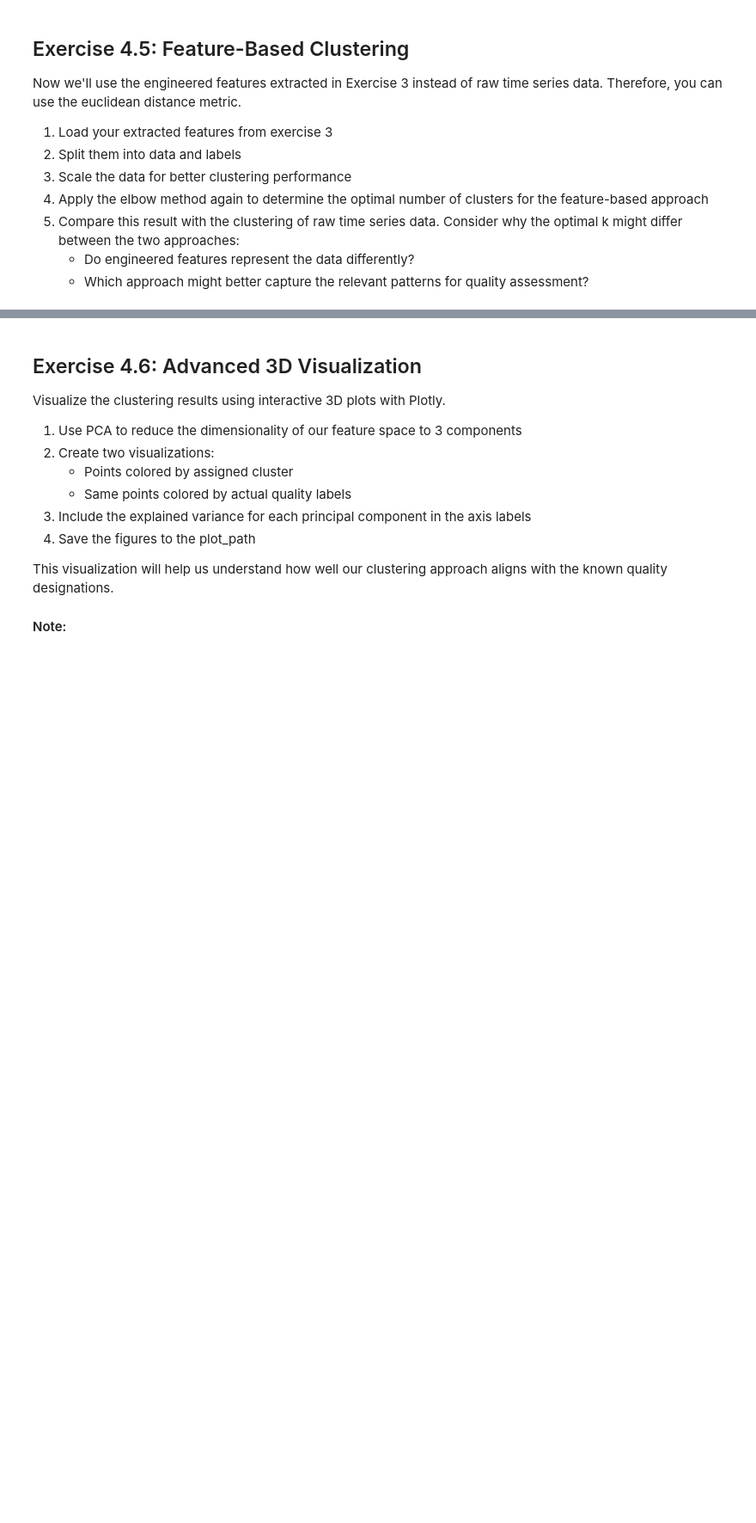
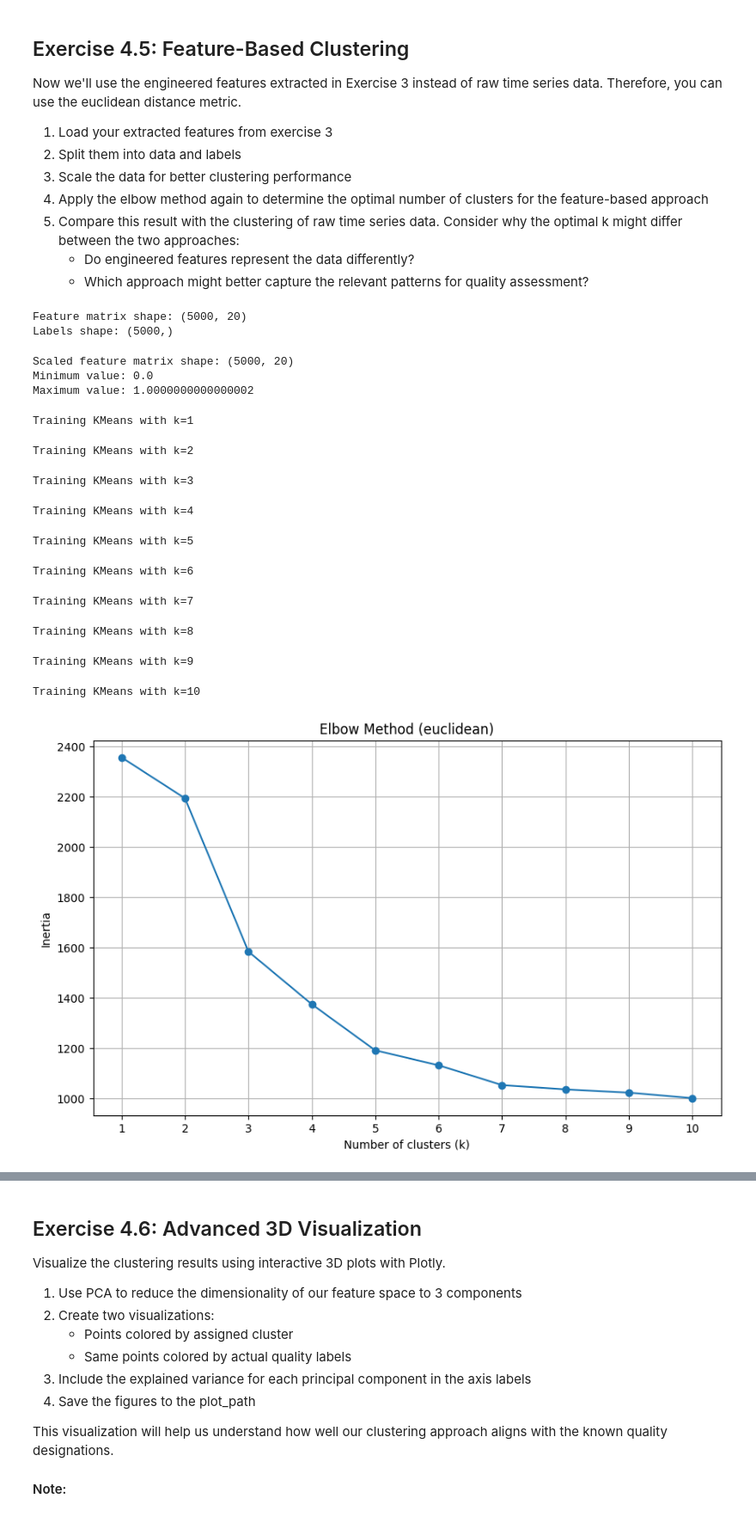
Before and after one commit to mustafahuseynov/applied-machine-learning-project, a Jupyter notebook: ex_04_clustering.ipynb, the cells around one changed output, grey strips where cells are left out. Shown at 86% size. Drawn from its saved outputs; the diff is of its cells as text; code cells hidden in the pictures; blank space fills up the shorter version.

```diff
--- a/ex_04_clustering.ipynb
+++ b/ex_04_clustering.ipynb
@@ -73,7 +73,7 @@ def elbow_method(X, max_clusters=10, distance_metric="euclidean"):
     plt.xticks(range(1, max_clusters + 1))
     plt.grid(True)
     plt.savefig(
-        plot_path / f"elbow_{distance_metric}.png",
+        plot_path / f"elbow_{distance_metric}_{'features' if X.ndim == 2 else 'raw'}.png",
         dpi=300,
         bbox_inches="tight"
     )
@@ -81,7 +81,7 @@ def elbow_method(X, max_clusters=10, distance_metric="euclidean"):
 
     return inertias
 
-elbow_method(data)
+inertias =elbow_method(data)
 # %% [output]
 Training KMeans with k=1
 Training KMeans with k=2
@@ -353,3 +343,47 @@ Now we'll use the engineered features extracted in Exercise 3 instead of raw tim
 # %%
 # Extract features from the data
 features = extract_features(data, labels)
+# %%
+# Separate features and quality labels
+X_features = features.drop(columns=["quality"])
+y_features = features["quality"].to_numpy()
+
+print("Feature matrix shape:", X_features.shape)
+print("Labels shape:", y_features.shape)
+# %% [output]
+Feature matrix shape: (5000, 20)
+Labels shape: (5000,)
+# %%
+# Scale features
+scaler = MinMaxScaler()
+
+X_scaled = scaler.fit_transform(X_features)
+
+print("Scaled feature matrix shape:", X_scaled.shape)
+
+# Check scaling
+print("Minimum value:", X_scaled.min())
+print("Maximum value:", X_scaled.max())
+# %% [output]
+Scaled feature matrix shape: (5000, 20)
+Minimum value: 0.0
+Maximum value: 1.0000000000000002
+# %%
+# Apply elbow method to engineered features
+feature_inertias = elbow_method(
+    X_scaled,
+    max_clusters=10,
+    distance_metric="euclidean"
+)
+# %% [output]
+Training KMeans with k=1
+Training KMeans with k=2
+Training KMeans with k=3
+Training KMeans with k=4
+Training KMeans with k=5
+Training KMeans with k=6
+Training KMeans with k=7
+Training KMeans with k=8
+Training KMeans with k=9
+Training KMeans with k=10
+[figure, added]
```
Also changed, not shown: parts of 7 cells of this notebook, 4 other files.
